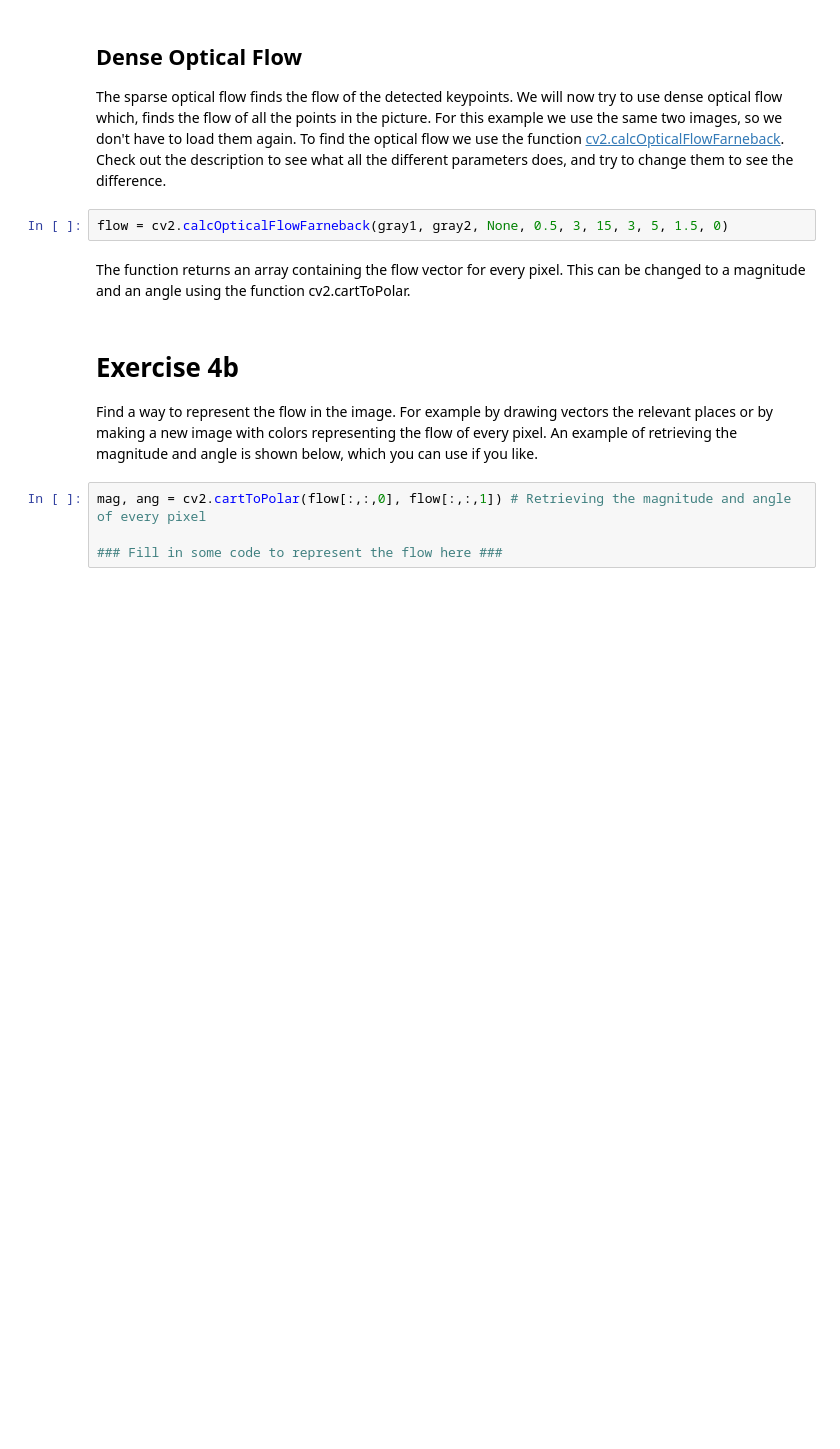
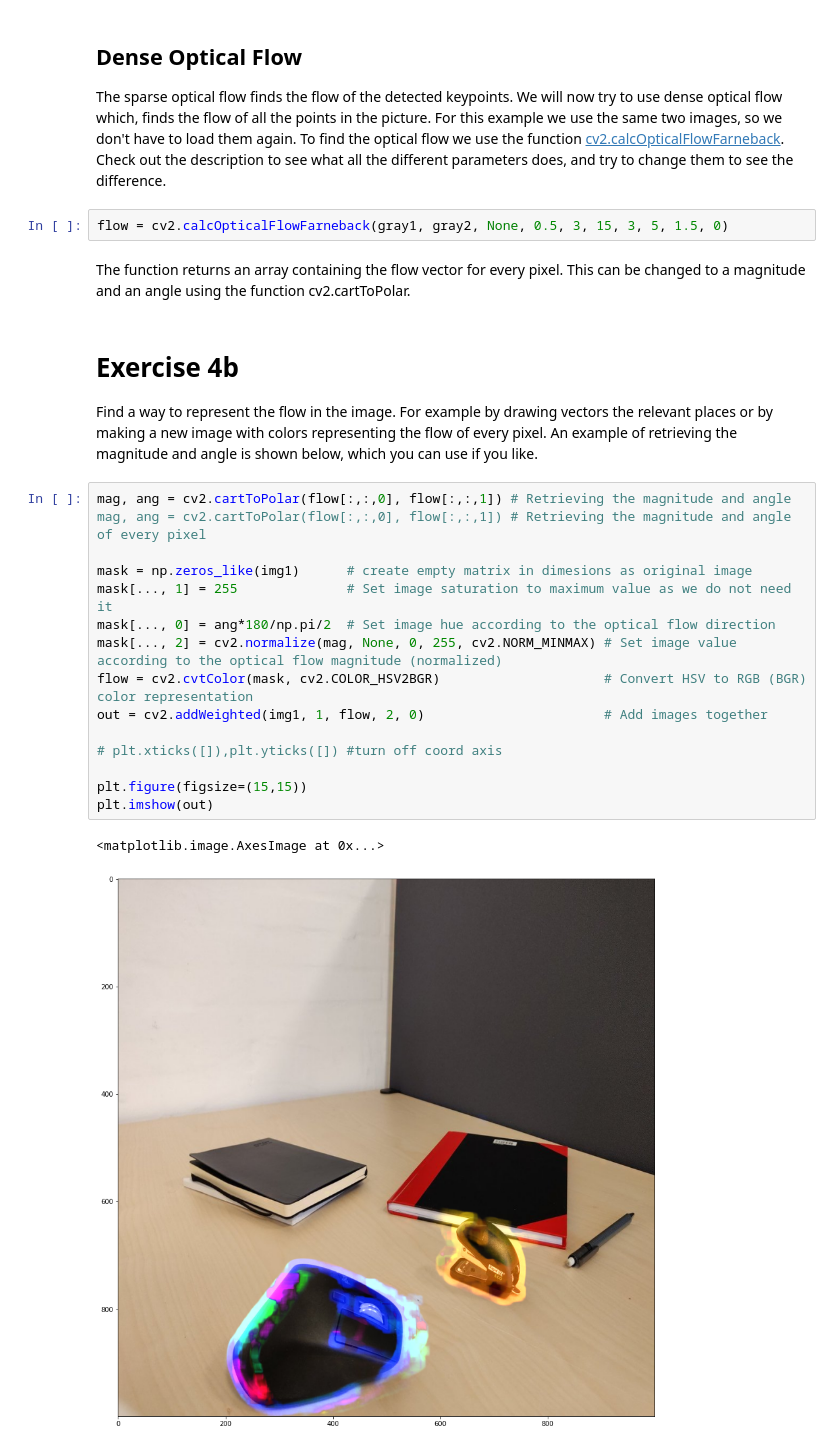
Before and after one commit to jakoboss69/Exercises-in-Perception-Group-2, a Jupyter notebook: week 2 - Edge detection and description/Bendik/Exercise/Exercise 4 - Optical Flow.ipynb, the cells around one changed output. Drawn from its saved outputs; the diff is of its cells as text; blank space fills up the shorter version.

```diff
--- a/week 2 - Edge detection and description/Bendik/Exercise/Exercise 4 - Optical Flow.ipynb
+++ b/week 2 - Edge detection and description/Bendik/Exercise/Exercise 4 - Optical Flow.ipynb
@@ -67,7 +87,20 @@ The function returns an array containing the flow vector for every pixel. This c
 # %% [markdown]
 # Exercise 4b
 Find a way to represent the flow in the image. For example by drawing vectors the relevant places or by making a new image with colors representing the flow of every pixel. An example of retrieving the magnitude and angle is shown below, which you can use if you like.
-# %%
-mag, ang = cv2.cartToPolar(flow[:,:,0], flow[:,:,1]) # Retrieving the magnitude and angle of every pixel
-
-### Fill in some code to represent the flow here ###
+# %%
+mag, ang = cv2.cartToPolar(flow[:,:,0], flow[:,:,1]) # Retrieving the magnitude and angle mag, ang = cv2.cartToPolar(flow[:,:,0], flow[:,:,1]) # Retrieving the magnitude and angle of every pixel
+
+mask = np.zeros_like(img1)      # create empty matrix in dimesions as original image
+mask[..., 1] = 255              # Set image saturation to maximum value as we do not need it
+mask[..., 0] = ang*180/np.pi/2  # Set image hue according to the optical flow direction
+mask[..., 2] = cv2.normalize(mag, None, 0, 255, cv2.NORM_MINMAX) # Set image value according to the optical flow magnitude (normalized)
+flow = cv2.cvtColor(mask, cv2.COLOR_HSV2BGR)                     # Convert HSV to RGB (BGR) color representation
+out = cv2.addWeighted(img1, 1, flow, 2, 0)                       # Add images together
+
+# plt.xticks([]),plt.yticks([]) #turn off coord axis
+
+plt.figure(figsize=(15,15))
+plt.imshow(out)
+# %% [output]
+<matplotlib.image.AxesImage at 0x...>
+[figure, added]
```
Also changed, not shown: parts of 2 cells of this notebook, 15 other files.
